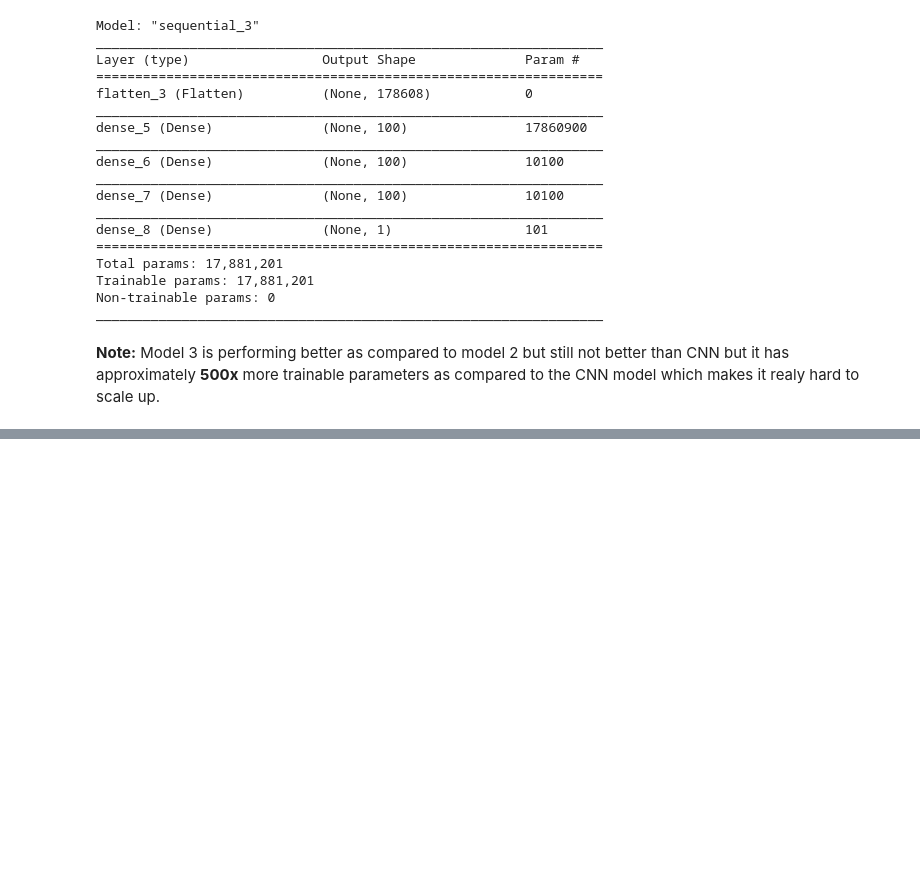
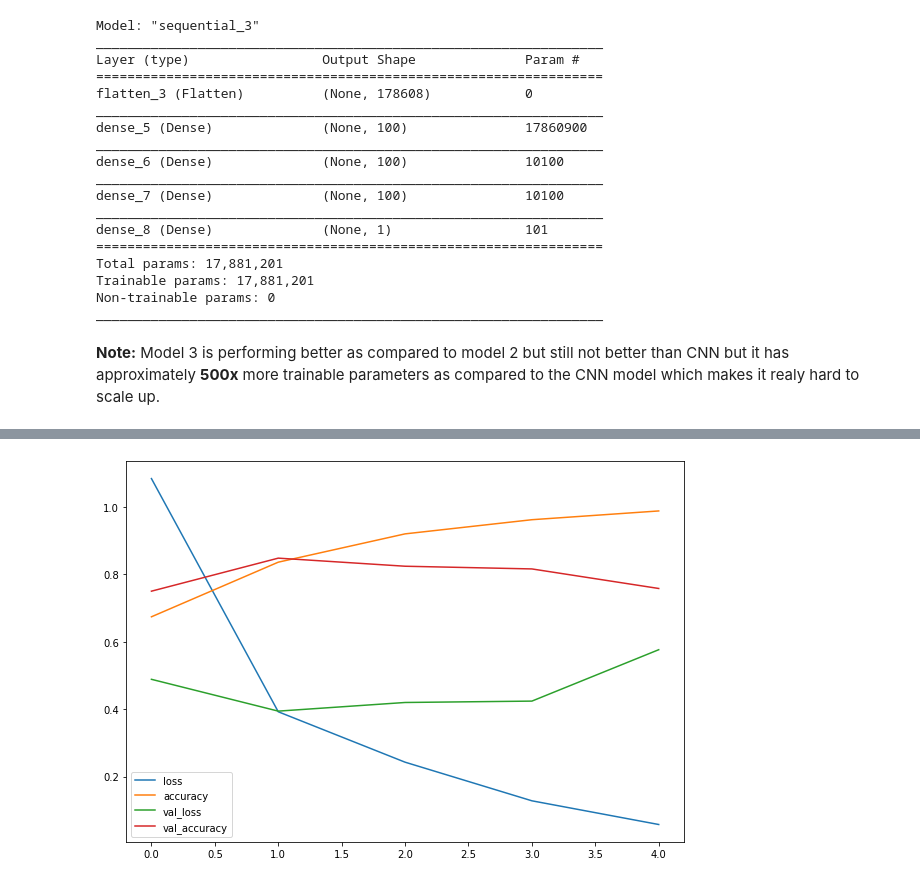
Before and after one commit to prakashabhishek/deep_learning_with_tensorflow, a Jupyter notebook: 04_convolution_neural_network.ipynb, the cells around one changed output, grey strips where cells are left out. Drawn from its saved outputs; the diff is of its cells as text; code cells hidden in the pictures; blank space fills up the shorter version.

```diff
--- a/04_convolution_neural_network.ipynb
+++ b/04_convolution_neural_network.ipynb
@@ -294,0 +310,24 @@ _________________________________________________________________
+# %%
+model_4 = Sequential([
+    Conv2D(filters = 10,
+           kernel_size = 3,
+           strides = 1,
+           padding = 'valid',
+           activation = 'relu',
+           input_shape = (244,244,3)),
+
+    Conv2D(10, 3, activation = 'relu'),
+    Conv2D(10, 3, activation = 'relu'),
+    Flatten(),
+    Dense(1, activation = 'sigmoid')
+])
+
+model_4.compile(loss = BinaryCrossentropy(),
+                optimizer = Adam(),
+                metrics = ['accuracy'])
+
+history_4 = model_4.fit(train_data,
+                        epochs = 5,
+                        steps_per_epoch= len(train_data),
+                        validation_data= val_data,
+                        validation_steps= len(val_data))
@@ -294,0 +345,4 @@ _________________________________________________________________
+# %%
+plot(history_4)
+# %% [output]
+[figure, added]
```
Also changed, not shown: parts of 26 cells of this notebook, 3 other files.
